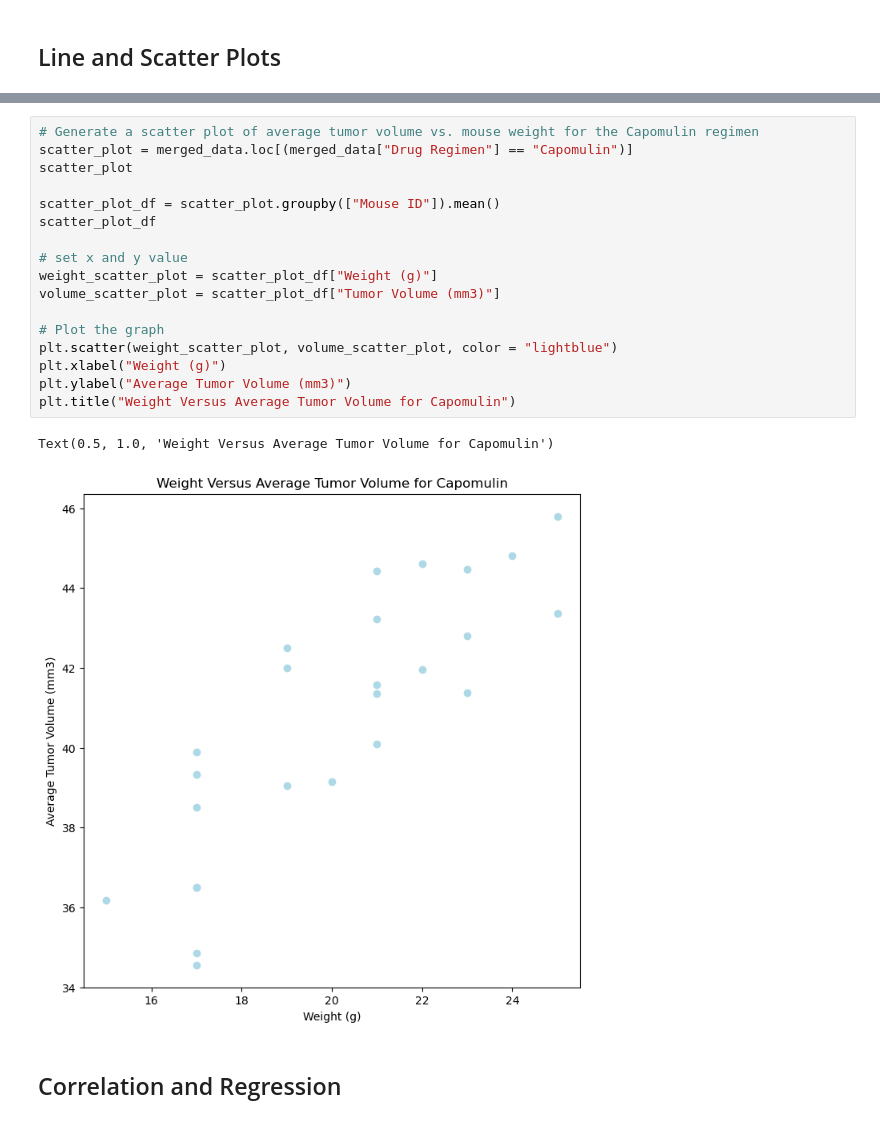
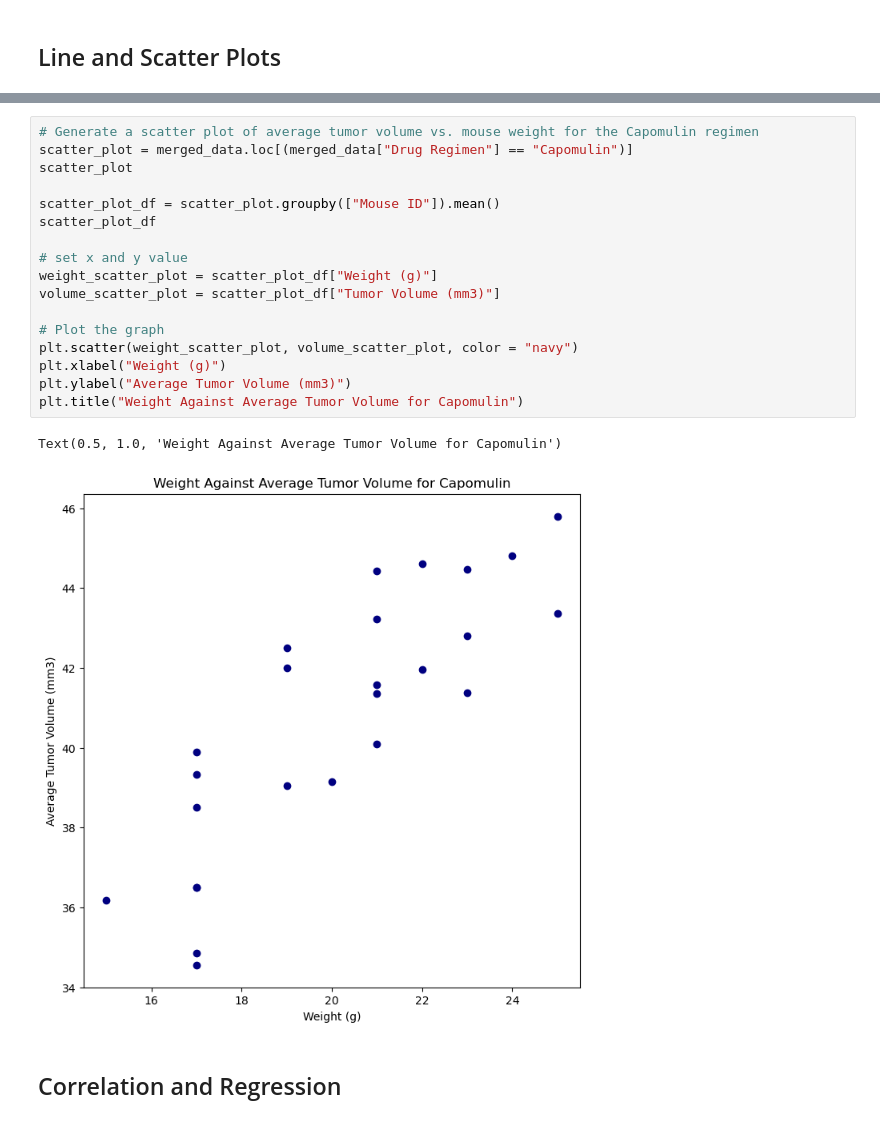
Before and after one commit to rsamma1606/Pymaceuticals, a Jupyter notebook: pymaceuticals_starter.ipynb, the cells around one changed output, grey strips where cells are left out. Drawn from its saved outputs; the diff is of its cells as text.

```diff
--- a/pymaceuticals_starter.ipynb
+++ b/pymaceuticals_starter.ipynb
@@ -294,23 +308,23 @@ plt.show()
 # %%
 # Generate a scatter plot of average tumor volume vs. mouse weight for the Capomulin regimen
 scatter_plot = merged_data.loc[(merged_data["Drug Regimen"] == "Capomulin")]
 scatter_plot
 
 scatter_plot_df = scatter_plot.groupby(["Mouse ID"]).mean()
 scatter_plot_df
 
 # set x and y value
 weight_scatter_plot = scatter_plot_df["Weight (g)"]
 volume_scatter_plot = scatter_plot_df["Tumor Volume (mm3)"]
 
 # Plot the graph
-plt.scatter(weight_scatter_plot, volume_scatter_plot, color = "lightblue")
+plt.scatter(weight_scatter_plot, volume_scatter_plot, color = "navy")
 plt.xlabel("Weight (g)")
 plt.ylabel("Average Tumor Volume (mm3)")
-plt.title("Weight Versus Average Tumor Volume for Capomulin")
+plt.title("Weight Against Average Tumor Volume for Capomulin")
 # %% [output]
-Text(0.5, 1.0, 'Weight Versus Average Tumor Volume for Capomulin')
+Text(0.5, 1.0, 'Weight Against Average Tumor Volume for Capomulin')
-[figure, old version]
+[figure, new version]
 # %% [markdown]
 ## Correlation and Regression
 # %%
```
Also changed, not shown: parts of 12 cells of this notebook.
